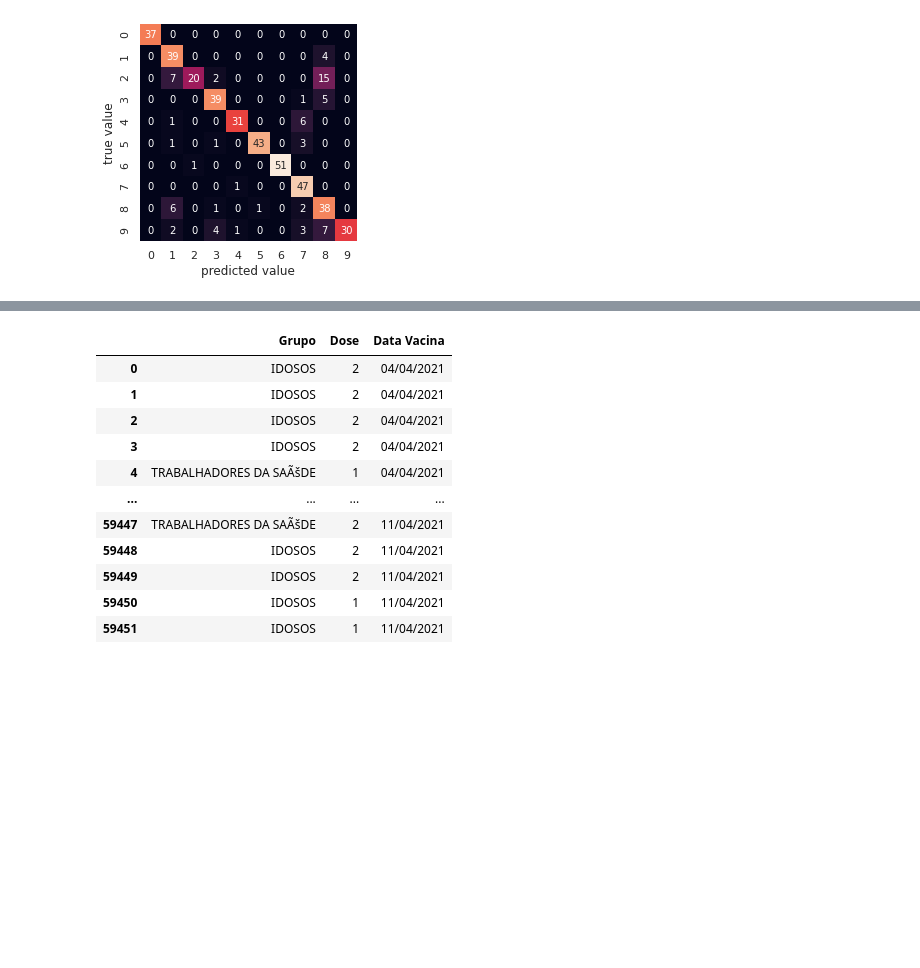
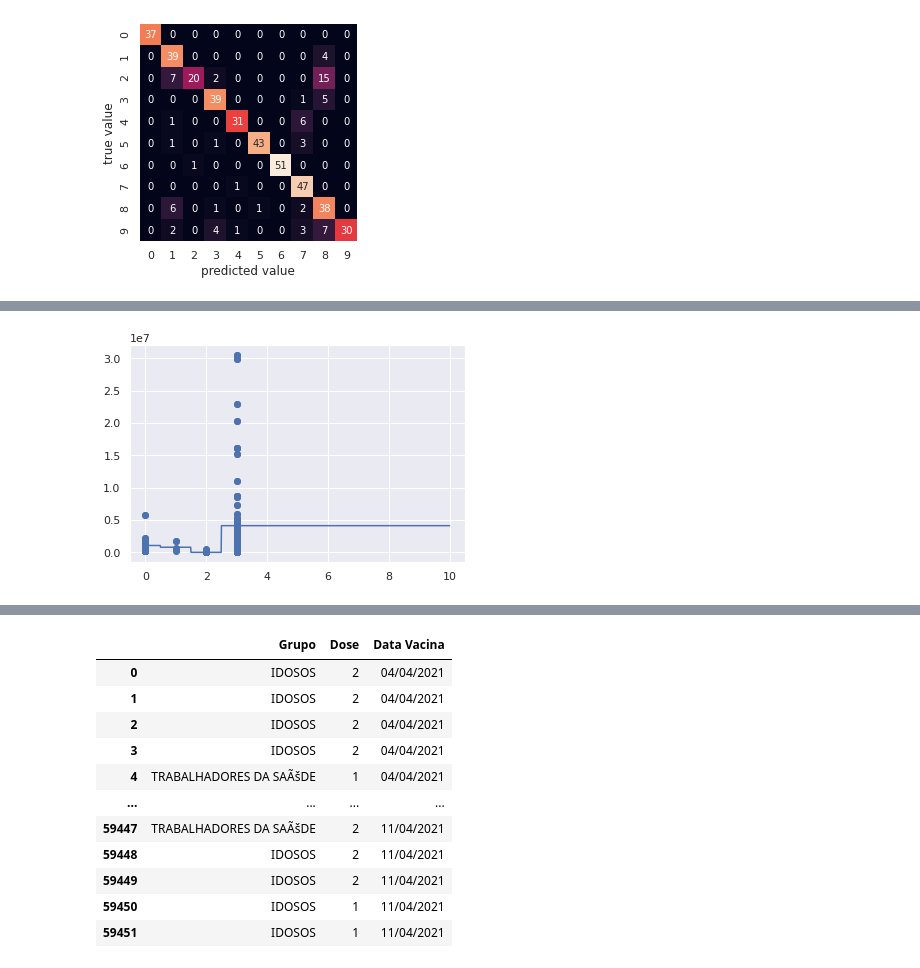
Before and after one commit to marcosw1998/Data-Science, a Jupyter notebook: Project_ee2/predict_covid_spends.ipynb, the cells around one changed output, grey strips where cells are left out. Saved outputs shown, nothing was run; the diff lists cells and outputs as text; code cells hidden in the pictures; blank space fills up the shorter version.

```diff
--- a/Project_ee2/predict_covid_spends.ipynb
+++ b/Project_ee2/predict_covid_spends.ipynb
@@ -864,21 +783,0 @@ Model intercept: 16697329.756
-# %%
-%matplotlib inline
-import matplotlib.pyplot as plt
-import matplotlib as mpl
-
-import seaborn as sns; sns.set()
-import pandas as pd
-import numpy as np
-
-import statsmodels.api as sm
-from statsmodels.sandbox.regression.predstd import wls_prediction_std
-
-from matplotlib import rcParams
-rcParams['figure.figsize'] = (8, 4)
-rcParams['figure.dpi'] = 100
-rcParams['font.size'] = 8
-rcParams['font.family'] = 'sans-serif'
-rcParams['lines.linewidth'] = 2.0
-
-import warnings
-warnings.simplefilter(action='ignore', category=FutureWarning)
@@ -884,0 +801,20 @@ warnings.simplefilter(action='ignore', category=FutureWarning)
+# %%
+# Regressão por árvore de decisão
+from sklearn import tree
+model = tree.DecisionTreeRegressor()
+
+#rng = np.random.RandomState(1)
+#x = 10 * rng.rand(24)
+
+x = RegressionTest['Função']
+y = RegressionTest['gastos']
+
+model = model.fit(x[:, np.newaxis], y)
+
+xfit = np.linspace(0, 10, 1000)
+yfit = model.predict(xfit[:, np.newaxis])
+
+plt.scatter(x, y)
+plt.plot(xfit, yfit);
+# %% [output]
+[figure, added]
```
Also changed, not shown: parts of 28 cells of this notebook.
